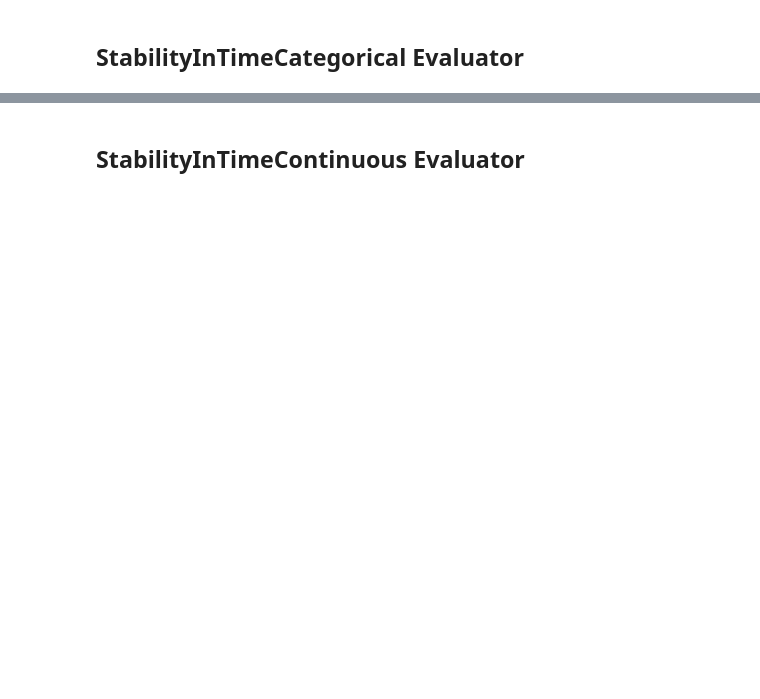
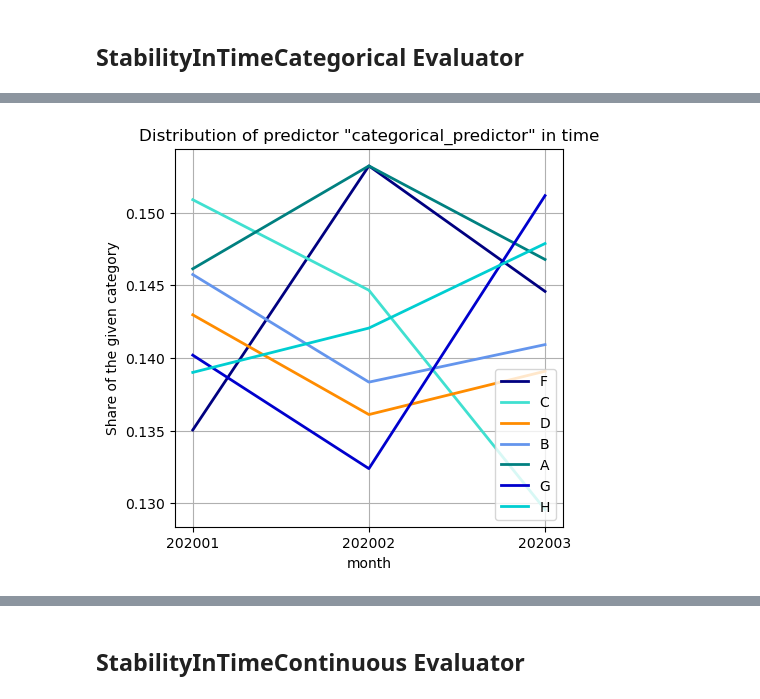
Before and after one commit to Vrboska/mofr, a Jupyter notebook: Testing.ipynb, the cells around one changed output, grey strips where cells are left out. Drawn from its saved outputs; the diff is of its cells as text; code cells hidden in the pictures; blank space fills up the shorter version.

```diff
--- a/Testing.ipynb
+++ b/Testing.ipynb
@@ -455,3 +459,7 @@ sitcae.get_graph()
+# %%
+sitcae.graph
+# %% [output]
+[figure, added]
 # %%
 sitcae.get_table()
 sitcae.table
```
Also changed, not shown: parts of 39 cells of this notebook, 14 other files.
